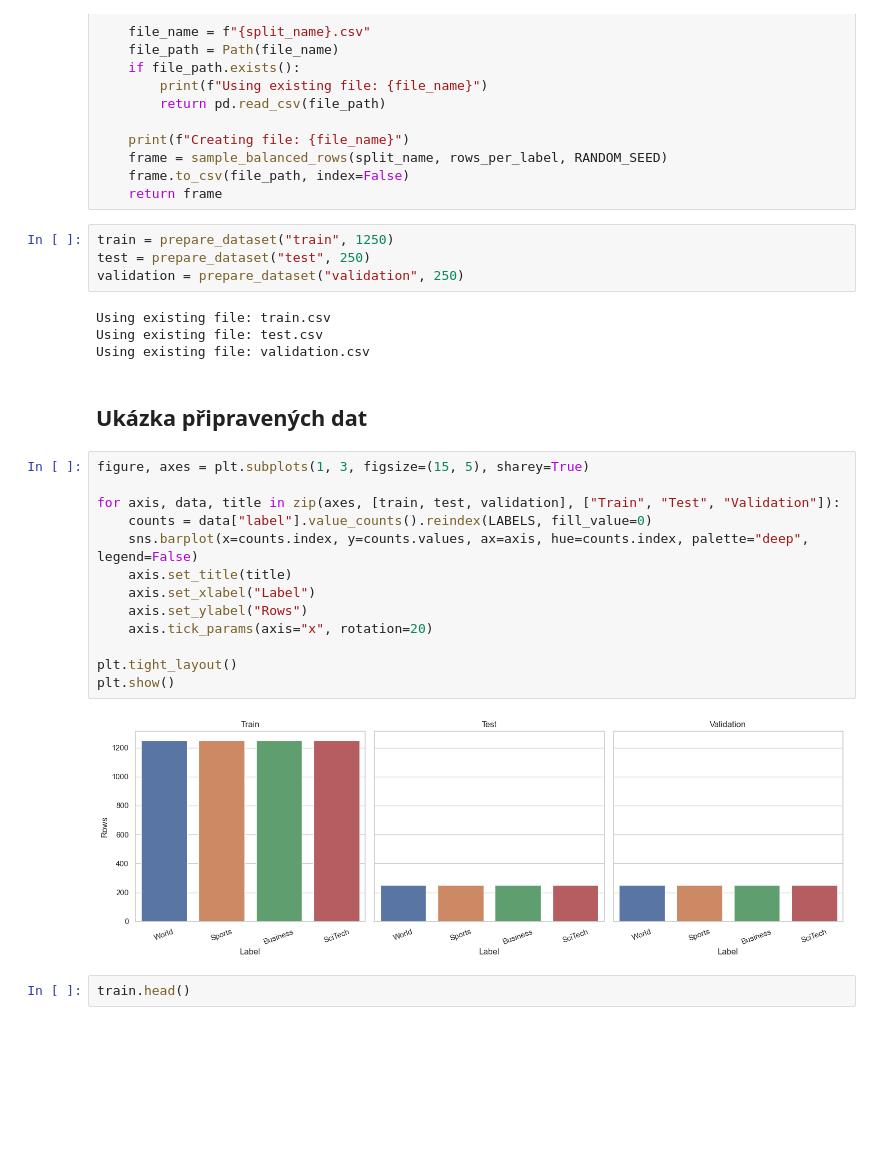
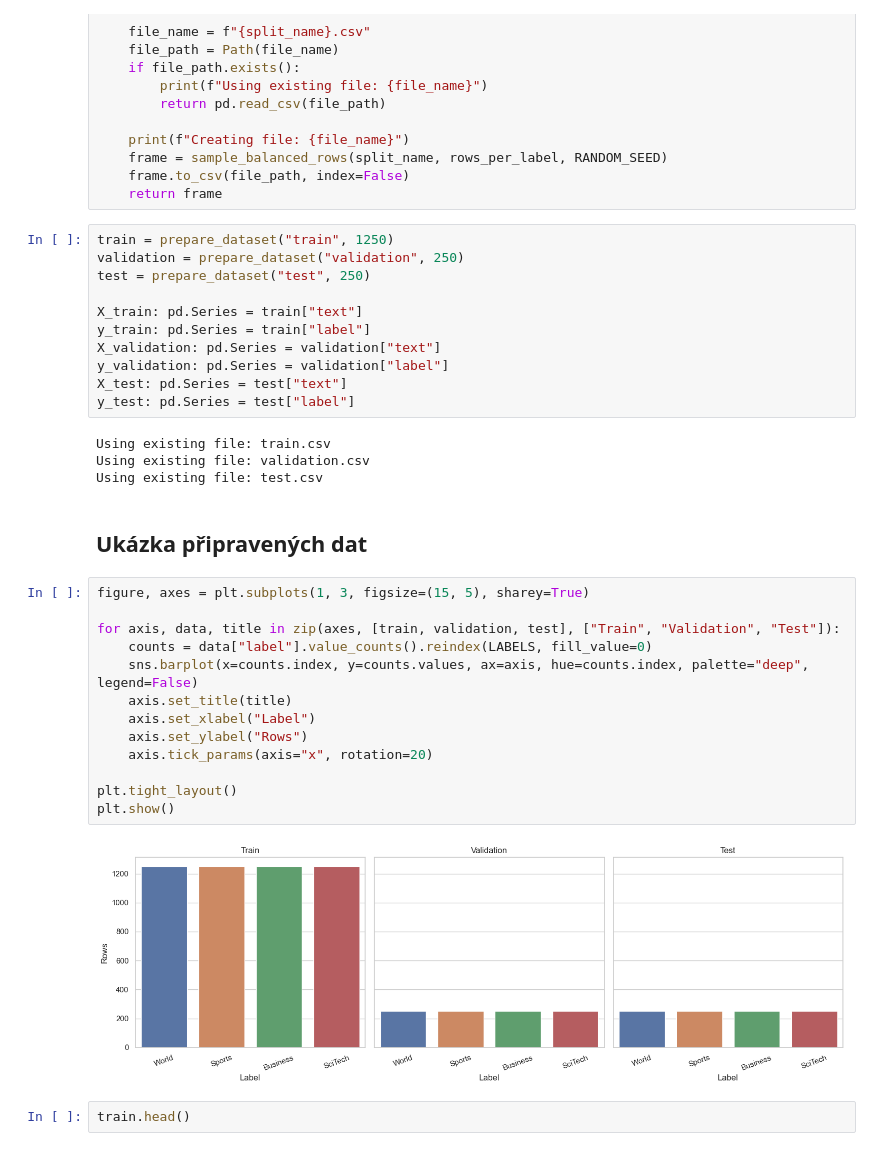
Before and after one commit to matesssaks/SemanticClassification, a Jupyter notebook: SemanticClassification.ipynb, the cells around one changed output. Cells and saved outputs as stored; diff of their text form; blank space fills up the shorter version.

```diff
--- a/SemanticClassification.ipynb
+++ b/SemanticClassification.ipynb
@@ -234,29 +239,36 @@ def prepare_dataset(split_name: str, rows_per_label: int) -> pd.DataFrame:
     return frame
 # %%
 train = prepare_dataset("train", 1250)
+validation = prepare_dataset("validation", 250)
 test = prepare_dataset("test", 250)
-validation = prepare_dataset("validation", 250)
+
+X_train: pd.Series = train["text"]
+y_train: pd.Series = train["label"]
+X_validation: pd.Series = validation["text"]
+y_validation: pd.Series = validation["label"]
+X_test: pd.Series = test["text"]
+y_test: pd.Series = test["label"]
 # %% [output]
 Using existing file: train.csv
+Using existing file: validation.csv
 Using existing file: test.csv
-Using existing file: validation.csv
 # %% [markdown]
 ## Ukázka připravených dat
 # %%
 figure, axes = plt.subplots(1, 3, figsize=(15, 5), sharey=True)
 
-for axis, data, title in zip(axes, [train, test, validation], ["Train", "Test", "Validation"]):
+for axis, data, title in zip(axes, [train, validation, test], ["Train", "Validation", "Test"]):
     counts = data["label"].value_counts().reindex(LABELS, fill_value=0)
     sns.barplot(x=counts.index, y=counts.values, ax=axis, hue=counts.index, palette="deep", legend=False)
     axis.set_title(title)
     axis.set_xlabel("Label")
     axis.set_ylabel("Rows")
     axis.tick_params(axis="x", rotation=20)
 
 plt.tight_layout()
 plt.show()
 # %% [output]
-[figure, old version]
+[figure, new version]
 # %%
 train.head()
 # %% [output]
```
Also changed, not shown: parts of 4 cells of this notebook, 1 other file.
